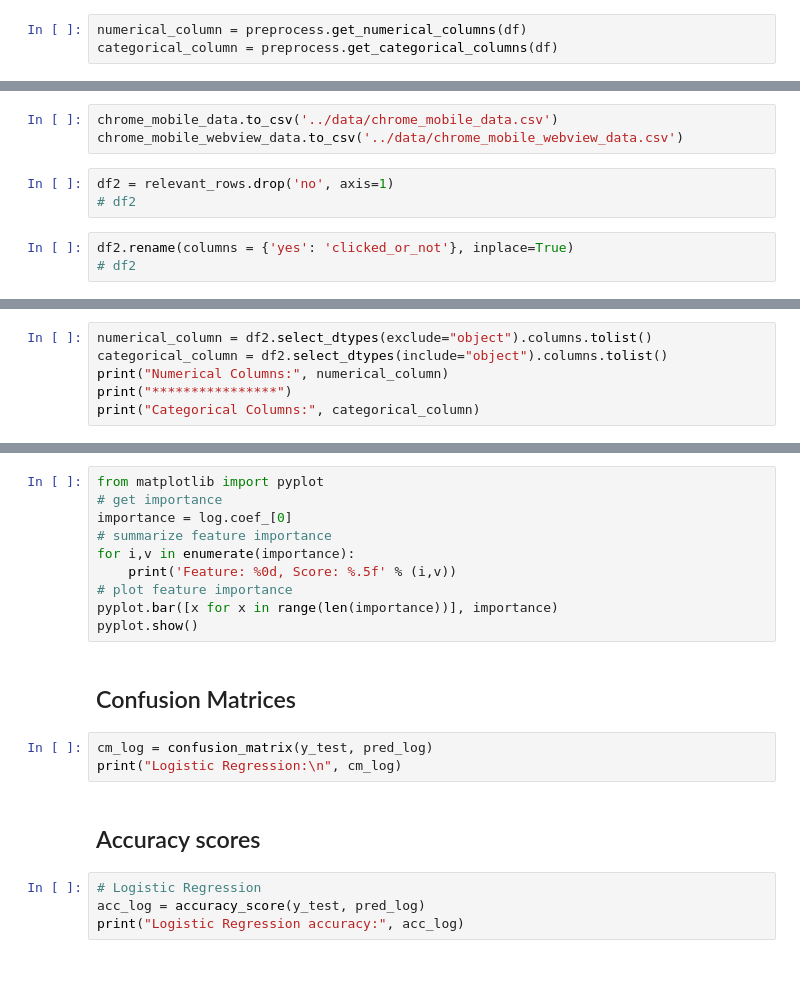
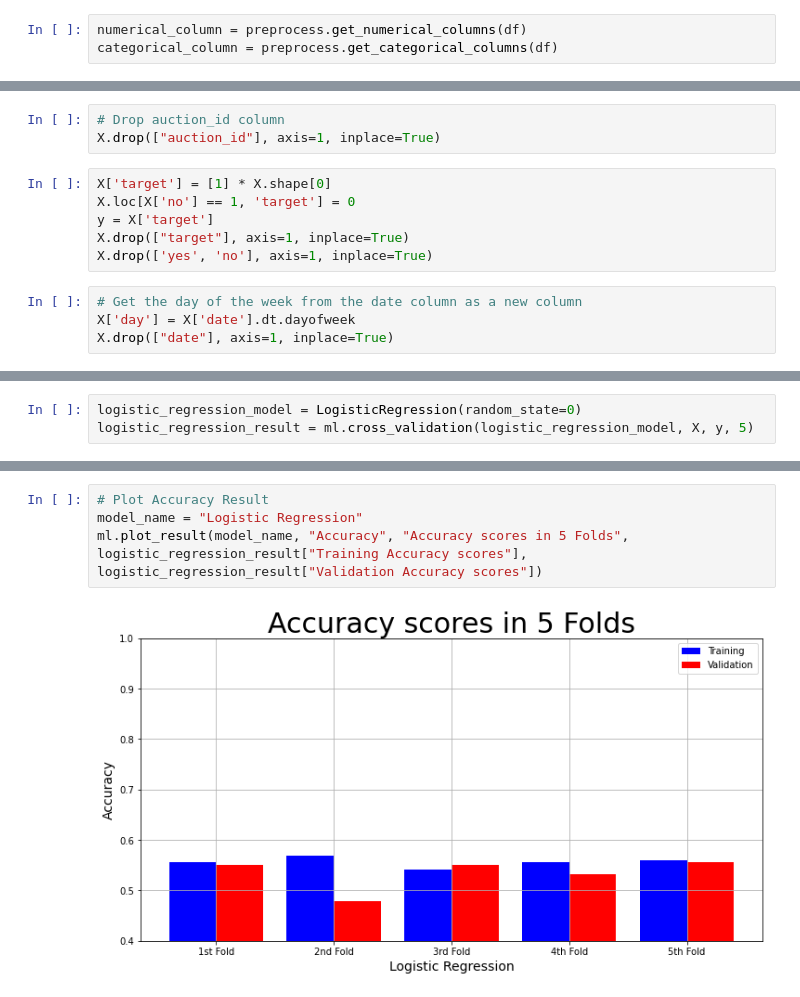
Before and after one commit to RYees/abtest-mlops, a Jupyter notebook: notebooks/modeling-logisticRegression.ipynb, the cells around one changed output, grey strips where cells are left out. Saved outputs shown, nothing was run; the diff lists cells and outputs as text; blank space fills up the shorter version.

Commit message:
logistic plot changes

```diff
--- a/notebooks/modeling-logisticRegression.ipynb
+++ b/notebooks/modeling-logisticRegression.ipynb
@@ -110,10 +113,14 @@ chrome_mobile_webview_data = browser_list[1]
 # %%
-chrome_mobile_data.to_csv('../data/chrome_mobile_data.csv')
-chrome_mobile_webview_data.to_csv('../data/chrome_mobile_webview_data.csv')
+# Drop auction_id column
+X.drop(["auction_id"], axis=1, inplace=True)
 # %%
-df2 = relevant_rows.drop('no', axis=1)
-# df2
+X['target'] = [1] * X.shape[0]
+X.loc[X['no'] == 1, 'target'] = 0
+y = X['target']
+X.drop(["target"], axis=1, inplace=True)
+X.drop(['yes', 'no'], axis=1, inplace=True)
 # %%
-df2.rename(columns = {'yes': 'clicked_or_not'}, inplace=True)
-# df2
+# Get the day of the week from the date column as a new column
+X['day'] = X['date'].dt.dayofweek
+X.drop(["date"], axis=1, inplace=True)
 # %% [markdown]
@@ -121,6 +128,3 @@ df2.rename(columns = {'yes': 'clicked_or_not'}, inplace=True)
 # %%
-numerical_column = df2.select_dtypes(exclude="object").columns.tolist()
-categorical_column = df2.select_dtypes(include="object").columns.tolist()
-print("Numerical Columns:", numerical_column)
-print("****************")
-print("Categorical Columns:", categorical_column)
+logistic_regression_model = LogisticRegression(random_state=0)
+logistic_regression_result = ml.cross_validation(logistic_regression_model, X, y, 5)
@@ -197,21 +131,6 @@ print("Actual:", y_test[0:10])
-# %%
-from matplotlib import pyplot
-# get importance
-importance = log.coef_[0]
-# summarize feature importance
-for i,v in enumerate(importance):
-	print('Feature: %0d, Score: %.5f' % (i,v))
-# plot feature importance
-pyplot.bar([x for x in range(len(importance))], importance)
-pyplot.show()
-# %% [markdown]
-## Confusion Matrices
-# %%
-cm_log = confusion_matrix(y_test, pred_log)
-print("Logistic Regression:\n", cm_log)
-# %% [markdown]
-## Accuracy scores
-# %%
-# Logistic Regression
-acc_log = accuracy_score(y_test, pred_log)
-print("Logistic Regression accuracy:", acc_log)
+# %%
+# Plot Accuracy Result
+model_name = "Logistic Regression"
+ml.plot_result(model_name, "Accuracy", "Accuracy scores in 5 Folds", logistic_regression_result["Training Accuracy scores"], logistic_regression_result["Validation Accuracy scores"])
+# %% [output]
+[figure, added]
```
Also changed, not shown: parts of 19 cells of this notebook.
